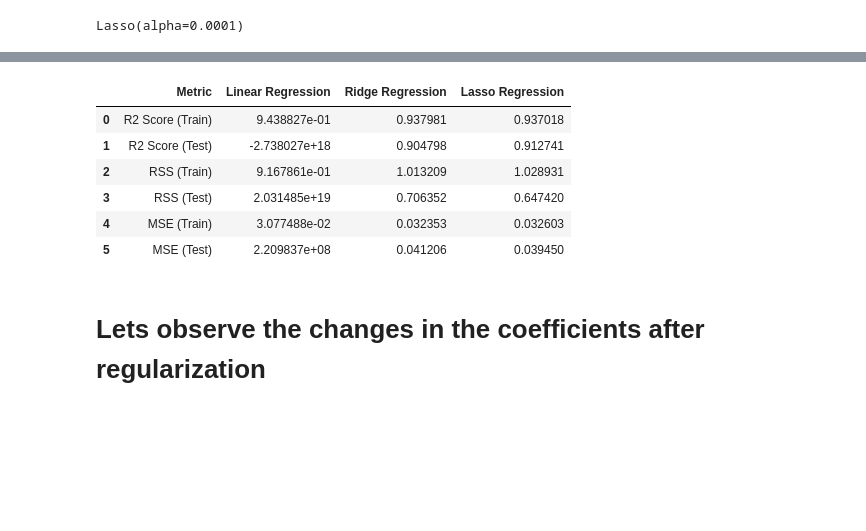
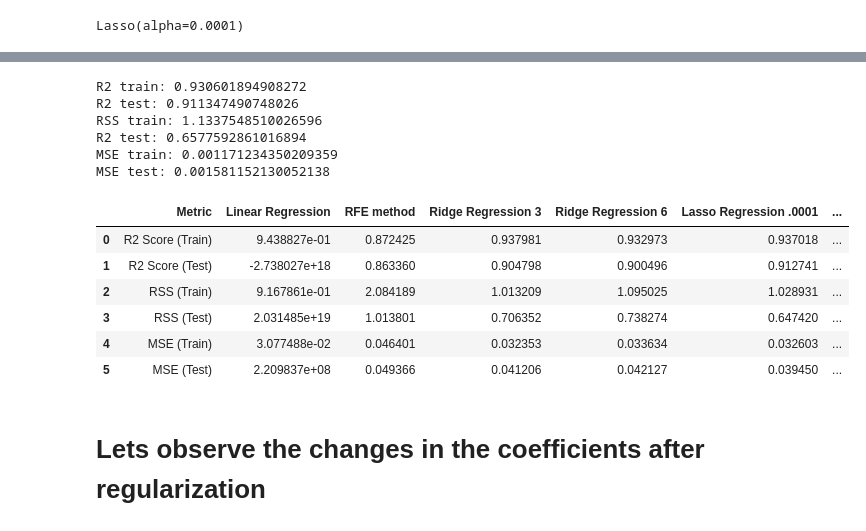
Before and after one commit to gautamjoshi1984/Advanced_Regression_Assignment, a Jupyter notebook: Advanced_Regression.ipynb, the cells around one changed output, grey strips where cells are left out. Drawn from its saved outputs; the diff is of its cells as text; code cells hidden in the pictures; blank space fills up the shorter version.

```diff
--- a/Advanced_Regression.ipynb
+++ b/Advanced_Regression.ipynb
@@ -996,2 +1030,9 @@ RSS test: 0.7063515683586122
 MSE train: 0.0010467039753639185
 MSE test: 0.0016979605008620485
+# %%
+#Fitting Ridge model for alpha = 6 and printing coefficients which have been penalised
+alpha = 6
+ridge = Ridge(alpha=alpha)
+
+ridge.fit(X_train, y_train)
+print(ridge.coef_)
@@ -997,0 +1057,6 @@ MSE test: 0.0016979605008620485
+# %%
+# Lets calculate some metrics such as R2 score, RSS and RMSE
+y_pred_train = ridge.predict(X_train)
+y_pred_test = ridge.predict(X_test)
+
+metric_ridge_6 = calculate_metrices(X_train,X_test,y_train,y_test,y_pred_train,y_pred_test)
@@ -1121,2 +1165,10 @@ RSS test: 0.6474197591598296
 MSE train: 0.0010629454974451138
 MSE test: 0.0015562974979803597
+# %%
+#Fitting Ridge model for alpha = 0.0001 and printing coefficients which have been penalised
+
+alpha =0.0002
+
+lasso = Lasso(alpha=alpha)
+
+lasso.fit(X_train, y_train)
@@ -1123,27 +1197,44 @@ MSE test: 0.0015562974979803597
+# %%
+# Lets calculate some metrics such as R2 score, RSS and RMSE
+
+y_pred_train = lasso.predict(X_train)
+y_pred_test = lasso.predict(X_test)
+
+metric_lasso_0002 = calculate_metrices(X_train,X_test,y_train,y_test,y_pred_train,y_pred_test)
+# %% [output]
+R2 train: 0.930601894908272
+R2 test: 0.911347490748026
+RSS train: 1.1337548510026596
+R2 test: 0.6577592861016894
+MSE train: 0.001171234350209359
+MSE test: 0.001581152130052138
 # %%
 # Creating a table which contain all the metrics
 
 lr_table = {'Metric': ['R2 Score (Train)','R2 Score (Test)','RSS (Train)','RSS (Test)',
                        'MSE (Train)','MSE (Test)'],
-        'Linear Regression': metric
+        'Linear Regression': metric_lr
         }
 
 lr_metric = pd.DataFrame(lr_table ,columns = ['Metric', 'Linear Regression'] )
 
-rg_metric = pd.Series(metric2, name = 'Ridge Regression')
-ls_metric = pd.Series(metric3, name = 'Lasso Regression')
+rfe_metric = pd.Series(metric_rfe, name = 'RFE method')
+rg_1_metric = pd.Series(metric_ridge_3, name = 'Ridge Regression 3')
+rg_2_metric = pd.Series(metric_ridge_6, name = 'Ridge Regression 6')
+ls_1_metric = pd.Series(metric_lasso, name = 'Lasso Regression .0001')
+ls_2_metric = pd.Series(metric_lasso_0002, name = 'Lasso Regression .0002')
 
-final_metric = pd.concat([lr_metric, rg_metric, ls_metric], axis = 1)
+final_metric = pd.concat([lr_metric,rfe_metric, rg_1_metric,rg_2_metric, ls_1_metric,ls_2_metric], axis = 1)
 
 final_metric
 # %% [output]
-|  | Metric | Linear Regression | Ridge Regression | Lasso Regression |
-| 0 | R2 Score (Train) | 9.438827e-01 | 0.937981 | 0.937018 |
-| 1 | R2 Score (Test) | -2.738027e+18 | 0.904798 | 0.912741 |
-| 2 | RSS (Train) | 9.167861e-01 | 1.013209 | 1.028931 |
-| 3 | RSS (Test) | 2.031485e+19 | 0.706352 | 0.647420 |
-| 4 | MSE (Train) | 3.077488e-02 | 0.032353 | 0.032603 |
-| 5 | MSE (Test) | 2.209837e+08 | 0.041206 | 0.039450 |
+|  | Metric | Linear Regression | RFE method | Ridge Regression 3 | Ridge Regression 6 | Lasso Regression .0001 | ... |
+| 0 | R2 Score (Train) | 9.438827e-01 | 0.872425 | 0.937981 | 0.932973 | 0.937018 | ... |
+| 1 | R2 Score (Test) | -2.738027e+18 | 0.863360 | 0.904798 | 0.900496 | 0.912741 | ... |
+| 2 | RSS (Train) | 9.167861e-01 | 2.084189 | 1.013209 | 1.095025 | 1.028931 | ... |
+| 3 | RSS (Test) | 2.031485e+19 | 1.013801 | 0.706352 | 0.738274 | 0.647420 | ... |
+| 4 | MSE (Train) | 3.077488e-02 | 0.046401 | 0.032353 | 0.033634 | 0.032603 | ... |
+| 5 | MSE (Test) | 2.209837e+08 | 0.049366 | 0.041206 | 0.042127 | 0.039450 | ... |
 # %% [markdown]
 # Lets observe the changes in the coefficients after regularization
 # %%
```
Also changed, not shown: parts of 56 cells of this notebook.
